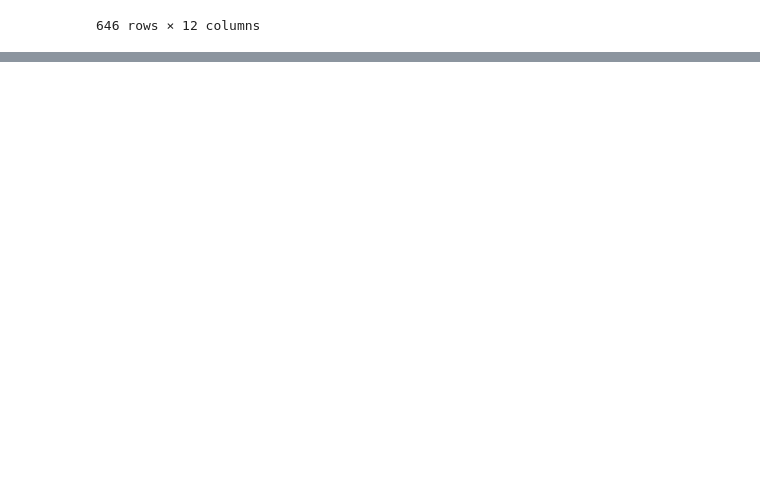
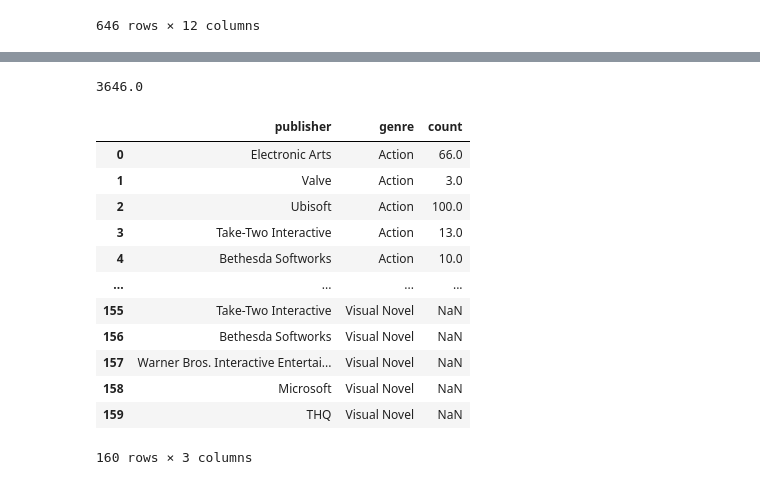
Before and after one commit to PawelG-WWA/Public_Projects, a Jupyter notebook: DataAnalysis/VideoGamesAnalysis/metacritic_analysis.ipynb, the cells around one changed output, grey strips where cells are left out. Saved outputs shown, nothing was run; the diff lists cells and outputs as text; code cells hidden in the pictures; blank space fills up the shorter version.

```diff
--- a/DataAnalysis/VideoGamesAnalysis/metacritic_analysis.ipynb
+++ b/DataAnalysis/VideoGamesAnalysis/metacritic_analysis.ipynb
@@ -208,0 +288,19 @@ df_unique_games[df_unique_games['genre'] == 'Action-Adventure']
+# %%
+df_genres_per_west_publisher_melted_for_plot = df_genres_western.reset_index().melt(id_vars='publisher', value_name='count')
+print(df_genres_per_west_publisher_melted_for_plot['count'].sum())
+df_genres_per_west_publisher_melted_for_plot
+# %% [output]
+3646.0
+|  | publisher | genre | count |
+| 0 | Electronic Arts | Action | 66.0 |
+| 1 | Valve | Action | 3.0 |
+| 2 | Ubisoft | Action | 100.0 |
+| 3 | Take-Two Interactive | Action | 13.0 |
+| 4 | Bethesda Softworks | Action | 10.0 |
+| ... | ... | ... | ... |
+| 155 | Take-Two Interactive | Visual Novel | NaN |
+| 156 | Bethesda Softworks | Visual Novel | NaN |
+| 157 | Warner Bros. Interactive Entertai... | Visual Novel | NaN |
+| 158 | Microsoft | Visual Novel | NaN |
+| 159 | THQ | Visual Novel | NaN |
+160 rows × 3 columns
```
Also changed, not shown: parts of 8 cells of this notebook.
